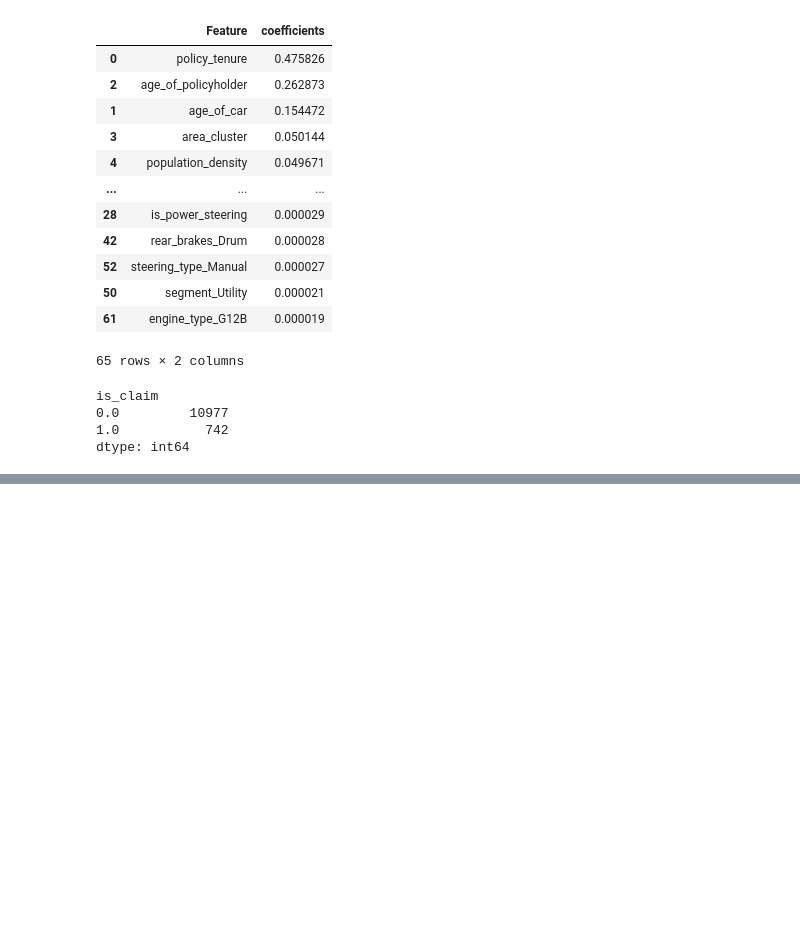
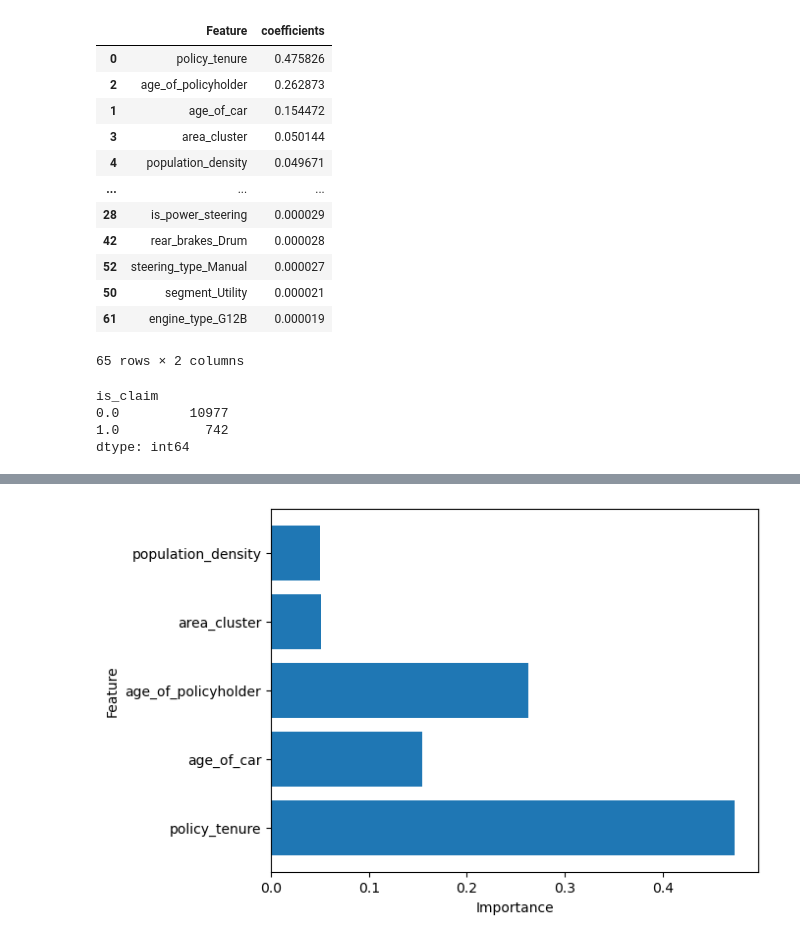
Before and after one commit to annaziegert/insurance_claim_prediciton_nova, a Jupyter notebook: Random Forest.ipynb, the cells around one changed output, grey strips where cells are left out. Saved outputs shown, nothing was run; the diff lists cells and outputs as text; code cells hidden in the pictures; blank space fills up the shorter version.

```diff
--- a/Random Forest.ipynb
+++ b/Random Forest.ipynb
@@ -76,0 +240,20 @@ dtype: int64
+# %%
+import matplotlib.pyplot as plt
+import numpy as np
+
+importances = logreg.feature_importances_
+features = X.columns
+
+# Filter features based on threshold
+threshold = 0.01
+important_features = np.where(importances > threshold)[0]
+importances = importances[important_features]
+features = features[important_features]
+
+plt.barh(range(len(important_features)), importances)
+plt.yticks(range(len(important_features)), features)
+plt.xlabel('Importance')
+plt.ylabel('Feature')
+plt.show()
+# %% [output]
+[figure, added]
```
Also changed, not shown: parts of 25 cells of this notebook.
